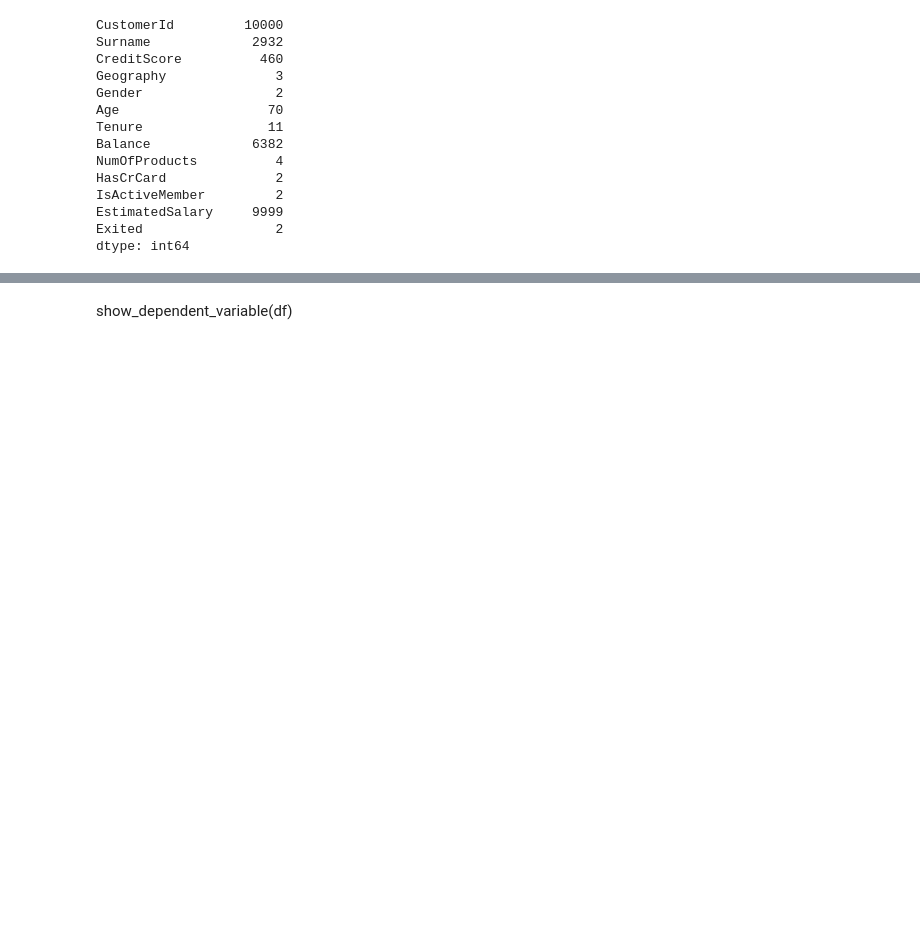
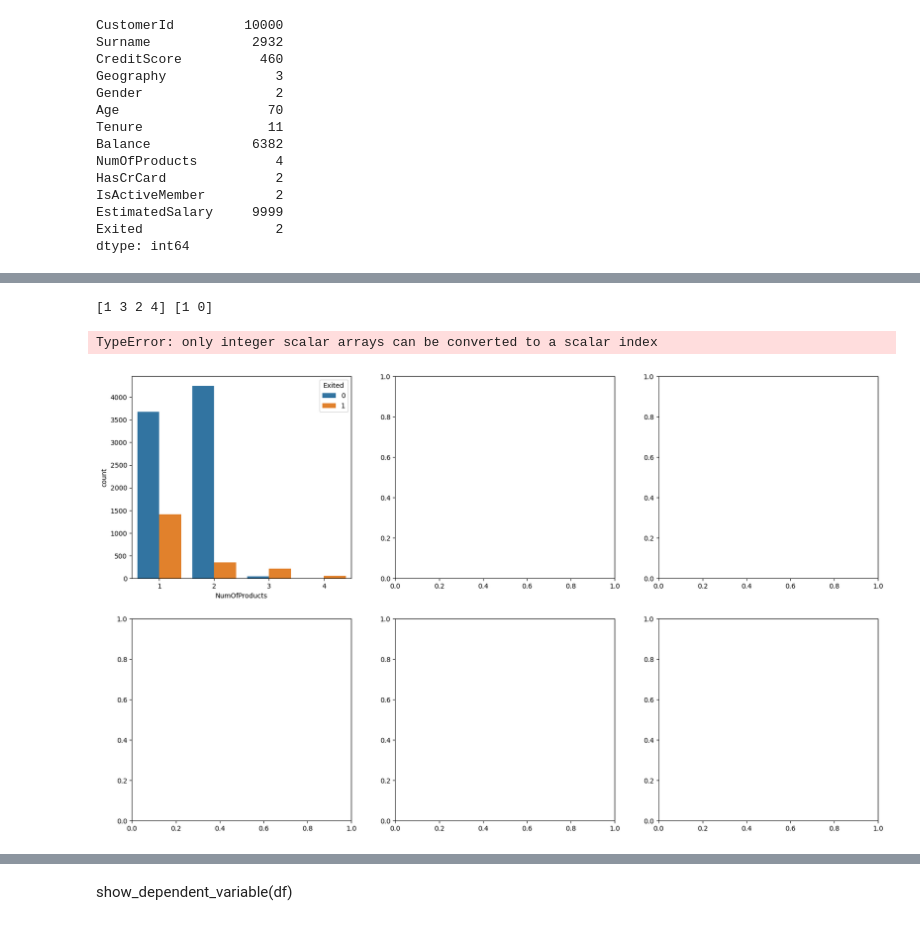
Before and after one commit to maxl-96/Case-Study-1-Project-1, a Jupyter notebook: notebook.ipynb, the cells around one changed output, grey strips where cells are left out. Cells and saved outputs as stored; diff of their text form; code cells hidden in the pictures; blank space fills up the shorter version.

```diff
--- a/notebook.ipynb
+++ b/notebook.ipynb
@@ -113 +201,70 @@ df.Age.plot.hist();
+# %%
+# Third, let's review target variable's relationship with categorical features
+_,axss = plt.subplots(2,3, figsize=[20,12])
+categorical_val=['NumOfProducts', 'Geography', 'Gender', 'HasCrCard', 'IsActiveMember', 'Tenure']
+
+# Define a function to add percentage on top of bars
+def with_hue(plot, feature, number_of_categories, hue_categories):
+
+    # get batches from graph
+    a = [p.get_height() for p in plot.patches]
+    patch=[p for p in plot.patches]
+    #print(a)
+    abc = 0
+    for i in range(hue_categories):
+
+        for j in range(num_of_categories):
+
+
+            # specify which category to annotate
+            cats = np.sort(feature.unique())[j]
+
+            # total counts of the category
+            total = df[feature==cats]["Exited"].count()
+            #print(df[feature == cats  ])
+
+            print(df[(df[feature==cats] == 4)].shape[0])
+
+            #filtered_count = df[(df['NumOfProducts'] == j + 1) & (df['Exited'] == i)].shape[0]
+            #filtered_count = df[df[feature==cats] & (df['Exited'] == i)].shape[0]
+            # get the index of which patch to annotate
+            id = i * num_of_categories + j
+            # get the value corresponding to the patch
+            #number = a[id]
+            filtered_count = df[(df['NumOfProducts'] == j + 1) & (df['Exited'] == i)].shape[0]
+            print(cats, total, filtered_count, filtered_count/total)
+            # get proportion of the patch in the category it belongs to
+            pct= "{:.2f}%".format(round(100*(filtered_count/total),2))
+            #print(pct, a[id], total, a[id]/total)
+
+            # get x, y coordinate of annotation
+            if filtered_count != 0:
+                #continue
+                x = patch[id-abc].get_x() + patch[id-abc].get_width()/ 2 - 0.15
+                y = patch[id-abc].get_y() + patch[id-abc].get_height()
+                plot.annotate(pct, (x, y), size=7)
+            # else:
+            #     abc += 1
+
+
+for i, n in enumerate(categorical_val):
+    ax_=axss[i//3][i%3]
+    sns.countplot(x=n, hue="Exited", data=df, ax=ax_)
+    num_of_categories = df[str(n)].unique()
+    hue_categories = df["Exited"].unique()
+    #with_hue(ax_, df[str(n)], num_of_categories, hue_categories)
+    print(num_of_categories, hue_categories)
+
+    for i in range(hue_categories):
+        for j in range(num_of_categories):
+            filtered_count = df[(df[str(n)] == num_of_categories[i]) & (df['Exited'] == hue_categories[j])].shape[0]
+
+
+plt.show()
+hue_categories, num_of_categories
+n
+# %% [output]
+[1 3 2 4] [1 0]
+TypeError: only integer scalar arrays can be converted to a scalar index
+[figure, added]
 # %%
```
Also changed, not shown: parts of 24 cells of this notebook.
